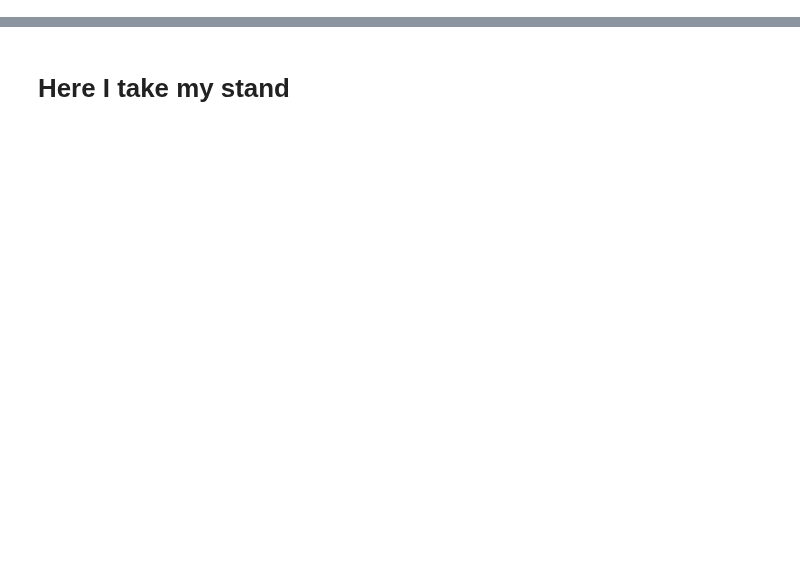
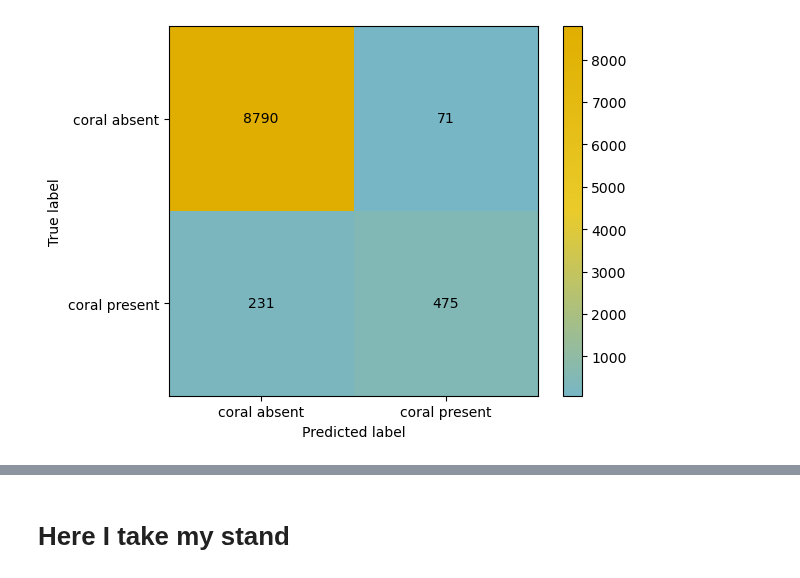
Before and after one commit to orlando-code/coralshift, a Jupyter notebook: notebooks/ml_data_processing.ipynb, the cells around one changed output, grey strips where cells are left out. Cells and saved outputs as stored; diff of their text form; code cells hidden in the pictures; blank space fills up the shorter version.

```diff
--- a/notebooks/ml_data_processing.ipynb
+++ b/notebooks/ml_data_processing.ipynb
@@ -274,0 +238,23 @@ Index(['thetao_y_mean', 'thetao_annual_range', 'thetao_m_min', 'thetao_m_max',
+# %%
+# def plot_confusion_matrix(labels, predictions, label_threshold: float = 0, fax=None) -> None:
+#     cmap = spatial_plots.get_cbar("lim")
+
+#     if not check_discrete(predictions):
+#         labels = baselines.threshold_array(labels, threshold=label_threshold)
+#         predictions = baselines.threshold_array(predictions, threshold=label_threshold)
+
+#     classes = ["coral absent", "coral present"]
+#     # initialise confusion matrix
+#     cm = sklmetrics.confusion_matrix(labels, predictions)
+#     disp = sklmetrics.ConfusionMatrixDisplay(confusion_matrix=cm,
+#         display_labels=classes
+#         )
+#     if fax:
+#         disp.plot(cmap=cmap, text_kw={"color": "black"}, ax=fax[1])
+#     else:
+#         disp.plot(cmap=cmap, text_kw={"color": "black"})
+
+model_type="rf_reg"
+plot_confusion_matrix(models_output_dict[model_type][0][0],models_output_dict[model_type][0][1], label_threshold=0.25)
+# %% [output]
+[figure, added]
```
Also changed, not shown: parts of 64 cells of this notebook, 7 other files.
